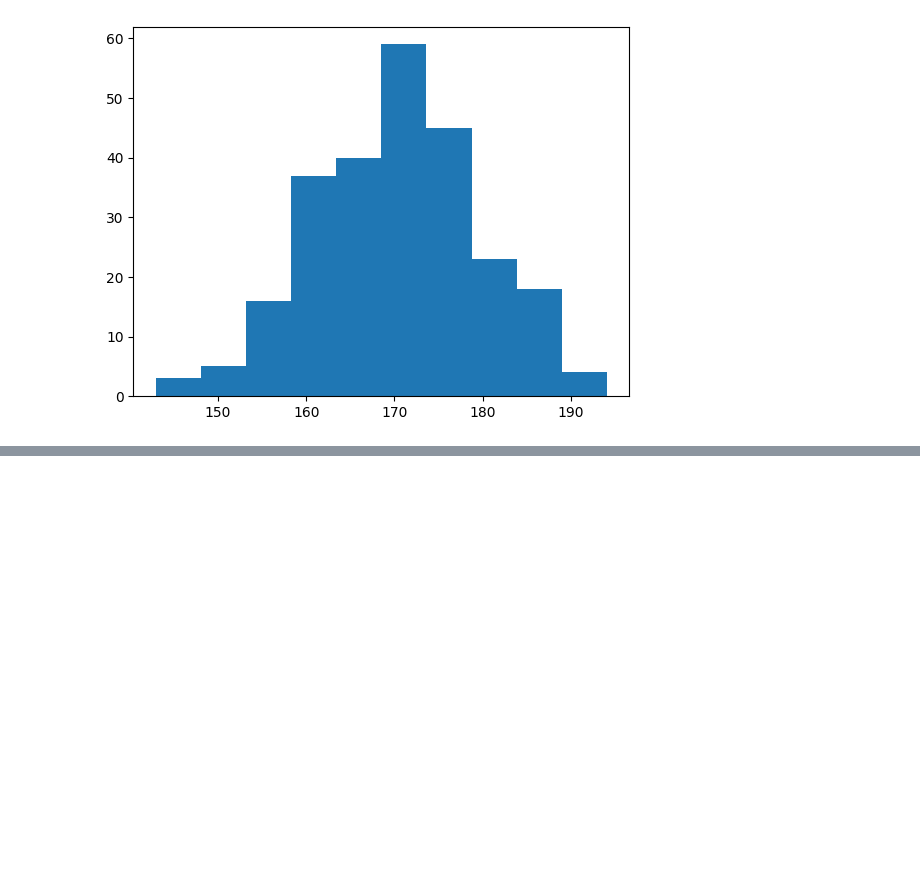
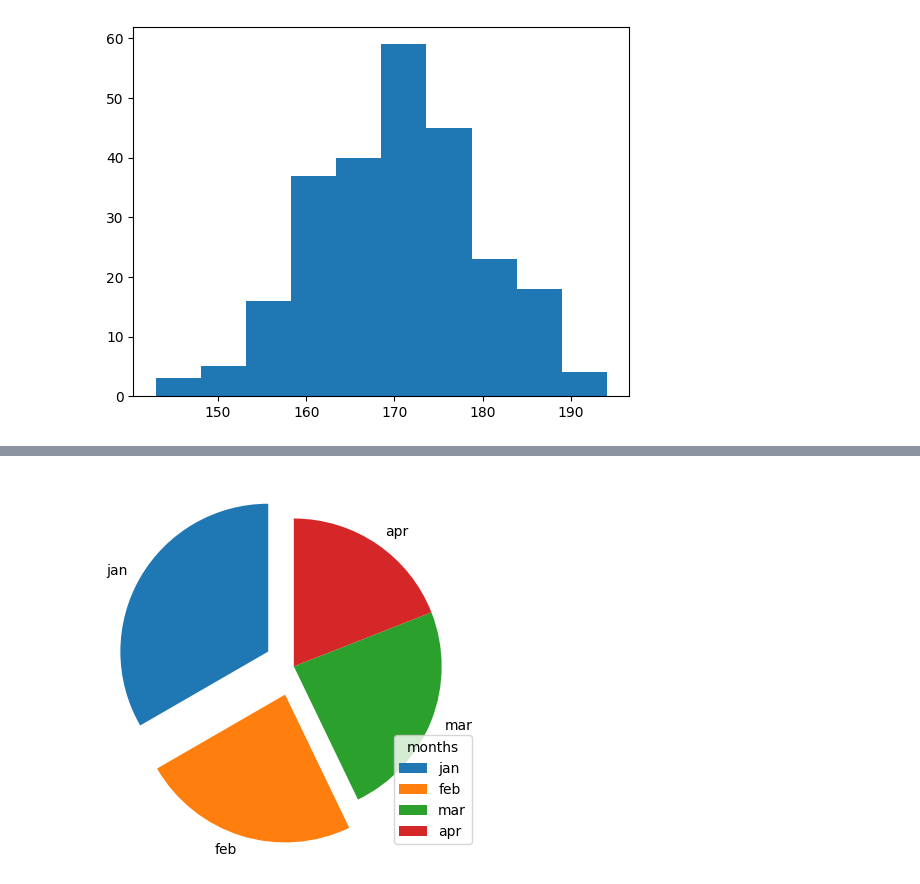
Before and after one commit to Praruj/Pandas_Practise_Portfolio, a Jupyter notebook: Notebooks/Matplotlib.ipynb, the cells around one changed output, grey strips where cells are left out. Cells and saved outputs as stored; diff of their text form; code cells hidden in the pictures; blank space fills up the shorter version.

```diff
--- a/Notebooks/Matplotlib.ipynb
+++ b/Notebooks/Matplotlib.ipynb
@@ -453,0 +464,12 @@ plt.show()
+# %%
+import matplotlib.pyplot as plt
+import numpy as np
+
+y=np.array([35,25,25,20])
+abels=["jan","feb","mar","apr"]
+myexplode=[0.2,0.2,0,0]
+plt.pie(y,labels=abels, startangle=90, explode=myexplode)
+plt.legend(title="months")
+plt.show()
+# %% [output]
+[figure, added]
```
Also changed, not shown: parts of 2 cells of this notebook.
